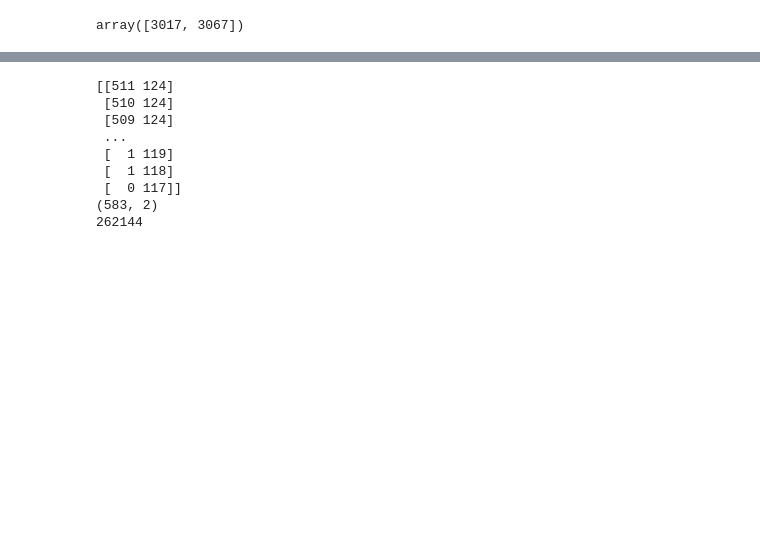
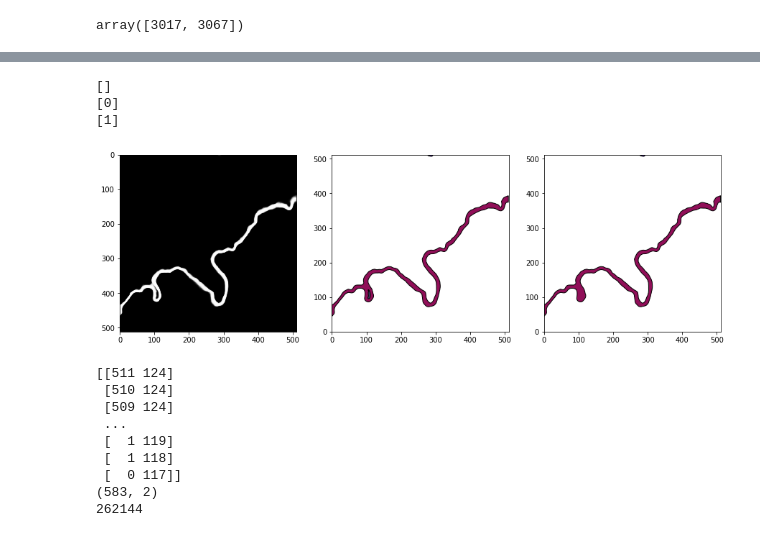
Before and after one commit to yaramohajerani/GL_learning, a Jupyter notebook: GL_postprocessing_geocoded_complex.ipynb, the cells around one changed output, grey strips where cells are left out. Drawn from its saved outputs; the diff is of its cells as text; code cells hidden in the pictures; blank space fills up the shorter version.

```diff
--- a/GL_postprocessing_geocoded_complex.ipynb
+++ b/GL_postprocessing_geocoded_complex.ipynb
@@ -274,3 +251,53 @@ print(ii[0][-1],ii[1][-1])
+# %%
+noise = []
+#-- get indices of rows with more than 1 True column in cmat
+for i in range(len(cmat)):
+    if np.count_nonzero(cmat[i,:]) > 1:
+        noise_idx, = np.nonzero(cmat[i,:])
+        #-- concentante to noise list
+        noise += list(noise_idx)
+        #-- turn the matrix elements back off
+        for j in noise_idx:
+            cmat[i,j] = False
+#-- remove repeating elements
+noise = list(set(noise))
+
+#-- go through overlapping elements and get nonoverlapping area to convert to 'donuts'
+#-- NOTE we will get the the contour corresponding to the inner ring
+outer = []
+inner = []
+for i in range(len(pols)):
+    for j in range(len(pols)):
+        if cmat[i,j] and (i not in noise) and (j not in noise):
+            #-- save indices of inner and outer rings
+            outer.append(i)
+            inner.append(j)
+print(noise)
+print(inner)
+print(outer)
+# %% [output]
+[]
+[0]
+[1]
+# %%
+al = 1.0 #alpha - transparency value fro plotting
+#-- plot polygons to see how one can contain 3 inside it...
+fig,ax = plt.subplots(1,3,figsize=(15,5))
+ax[0].imshow(np.flipud(im.transpose()), cmap=plt.cm.gray)
+for i,p in enumerate(pols):
+    r,g,b = random.random(), random.random(), random.random()
+    ring_patch = PolygonPatch(p,fc=[r,g,b,al])
+    ax[1].add_patch(ring_patch)
+    if (i not in noise) and (i not in outer):
+        ring_patch = PolygonPatch(p,fc=[r,g,b,al])
+        ax[2].add_patch(ring_patch)
+for i in [1,2]:
+    ax[i].set_xlim([0,512])
+    ax[i].set_ylim([0,512])
+    ax[i].set_aspect(1)
+plt.show()
+# %% [output]
+[figure, added]
 # %%
 #-- get route through array
 ii = np.where(im > 0.98)
```
Also changed, not shown: parts of 19 cells of this notebook, 3 other files.
